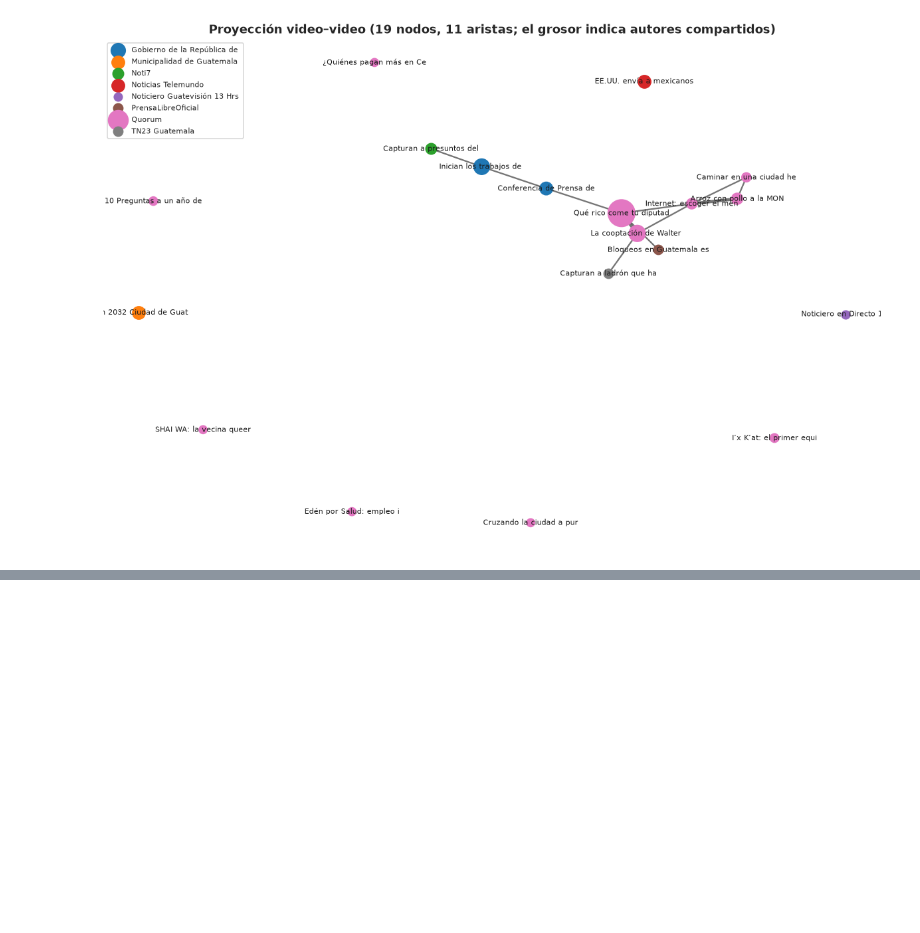
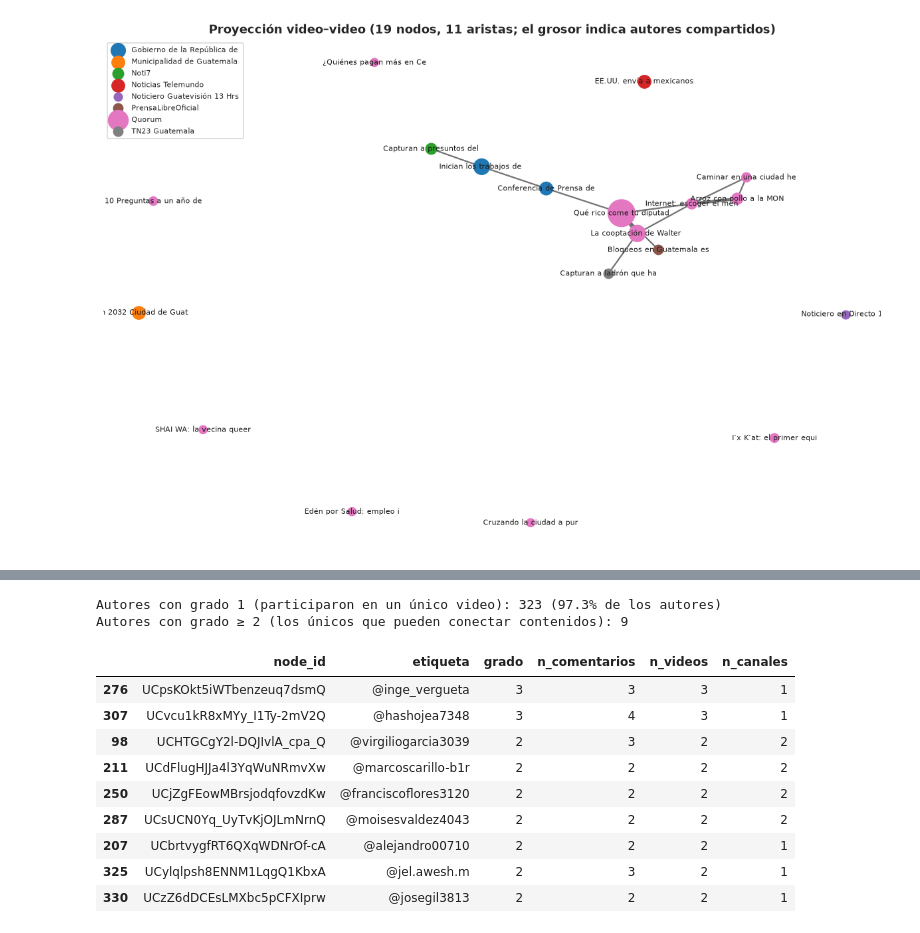
Before and after one commit to Tunchxz/CC3084-Laboratorio-6, a Jupyter notebook: notebooks/03_redes.ipynb, the cells around one changed output, grey strips where cells are left out. Cells and saved outputs as stored; diff of their text form; code cells hidden in the pictures; blank space fills up the shorter version.

```diff
--- a/notebooks/03_redes.ipynb
+++ b/notebooks/03_redes.ipynb
@@ -393,0 +667,24 @@ plt.show()
+# %%
+# Autores periféricos: los que solo conectan con un video y no aportan ningún puente
+grado_uno = [n for n in nodos_autor if B.degree(n) == 1]
+print(f"Autores con grado 1 (participaron en un único video): {len(grado_uno)} "
+      f"({len(grado_uno)/len(nodos_autor):.1%} de los autores)")
+print("Autores con grado ≥ 2 (los únicos que pueden conectar contenidos):",
+      len(nodos_autor) - len(grado_uno))
+print()
+puente = nodos[(nodos["tipo"] == "autor") & (nodos["grado"] > 1)].sort_values(
+    ["grado", "n_canales"], ascending=False)
+puente[["node_id", "etiqueta", "grado", "n_comentarios", "n_videos", "n_canales"]]
+# %% [output]
+Autores con grado 1 (participaron en un único video): 323 (97.3% de los autores)
+Autores con grado ≥ 2 (los únicos que pueden conectar contenidos): 9
+|  | node_id | etiqueta | grado | n_comentarios | n_videos | n_canales |
+| 276 | UCpsKOkt5iWTbenzeuq7dsmQ | @inge_vergueta | 3 | 3 | 3 | 1 |
+| 307 | UCvcu1kR8xMYy_I1Ty-2mV2Q | @hashojea7348 | 3 | 4 | 3 | 1 |
+| 98 | UCHTGCgY2l-DQJIvlA_cpa_Q | @virgiliogarcia3039 | 2 | 3 | 2 | 2 |
+| 211 | UCdFlugHJJa4l3YqWuNRmvXw | @marcoscarillo-b1r | 2 | 2 | 2 | 2 |
+| 250 | UCjZgFEowMBrsjodqfovzdKw | @franciscoflores3120 | 2 | 2 | 2 | 2 |
+| 287 | UCsUCN0Yq_UyTvKjOJLmNrnQ | @moisesvaldez4043 | 2 | 2 | 2 | 2 |
+| 207 | UCbrtvygfRT6QXqWDNrOf-cA | @alejandro00710 | 2 | 2 | 2 | 1 |
+| 325 | UCylqlpsh8ENNM1LqgQ1KbxA | @jel.awesh.m | 2 | 3 | 2 | 1 |
+| 330 | UCzZ6dDCEsLMXbc5pCFXIprw | @josegil3813 | 2 | 2 | 2 | 1 |
```
Also changed, not shown: parts of 13 cells of this notebook.
